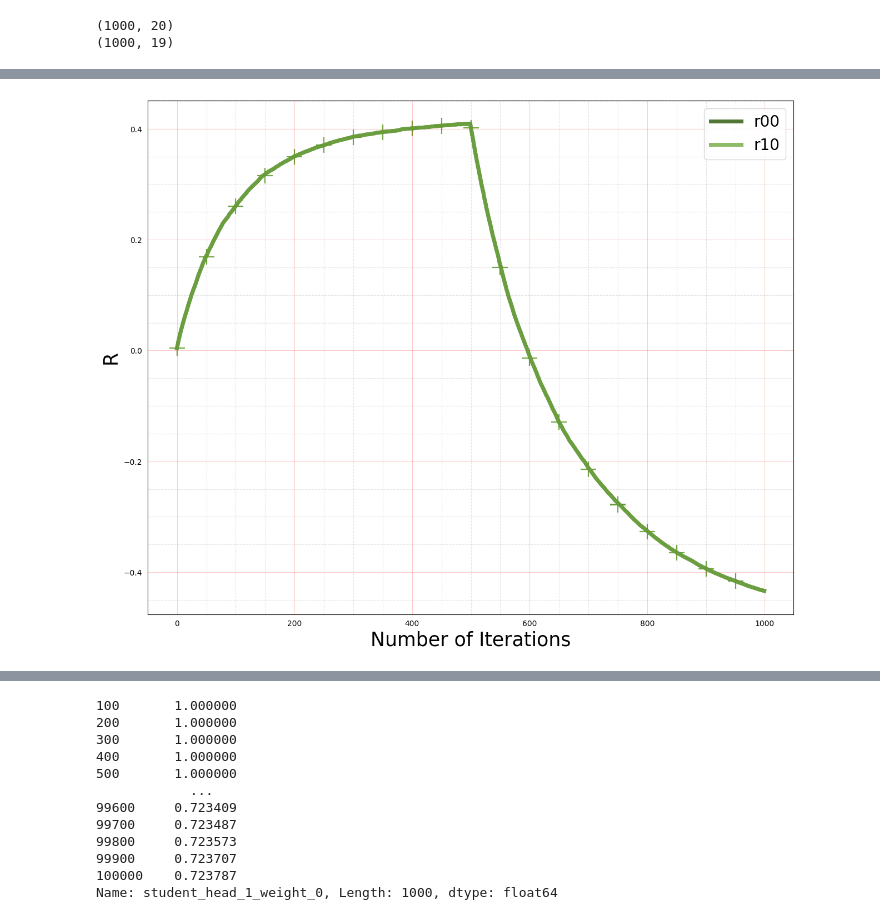
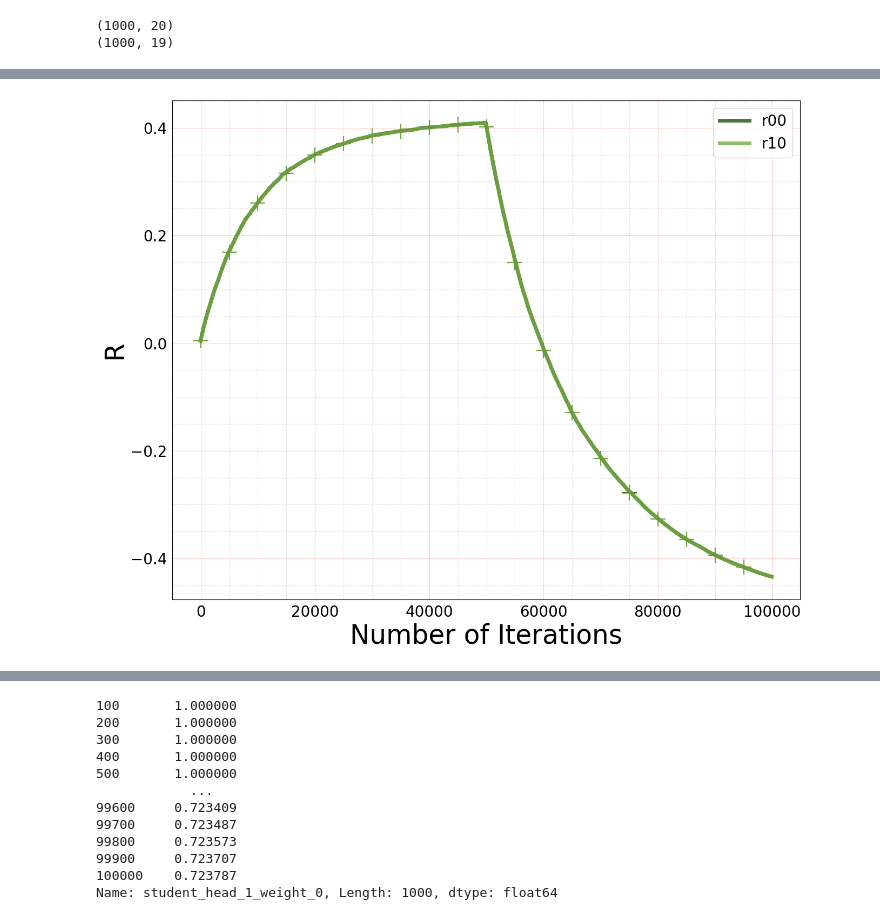
Before and after one commit to Lisa-ach/student_teacher_catastrophic, a Jupyter notebook: notes/Experiment1/Figure2.ipynb, the cells around one changed output, grey strips where cells are left out. Saved outputs shown, nothing was run; the diff lists cells and outputs as text; code cells hidden in the pictures.

```diff
--- a/notes/Experiment1/Figure2.ipynb
+++ b/notes/Experiment1/Figure2.ipynb
@@ -35,6 +36,10 @@ print(ode_df.shape)
 # %% [output]
 (1000, 20)
 (1000, 19)
+# %%
+# Get the right number of iterations on the x labels
+samples = np.arange(1000)
+iterations = samples * 100
 # %%
 f = 50
 
@@ -134,41 +141,42 @@ network_error_r_10 = np.array(network_df["student_teacher_0_overlap_1_0"])
 
 ode_error_r_00 = np.array(ode_df["student_teacher_0_overlap_0_0"])
 ode_error_r_10 = np.array(ode_df["student_teacher_0_overlap_1_0"])
 
-plt.plot(range(len(network_error_r_00)), network_error_r_00, alpha=0.8, linewidth=5, color="#245501", label="r00")
-plt.plot(range(len(network_error_r_10)), network_error_r_10, alpha=0.8, linewidth=5, color="#73a942", label="r10")
+plt.plot(iterations, network_error_r_00, alpha=0.8, linewidth=5, color="#245501", label="r00")
+plt.plot(iterations, network_error_r_10, alpha=0.8, linewidth=5, color="#73a942", label="r10")
 
-plt.scatter(range(len(ode_error_r_00))[::f], ode_error_r_00[::f], color="#245501", marker="+", s=400)
-plt.scatter(range(len(ode_error_r_10))[::f], ode_error_r_10[::f], color="#73a942", marker="+", s=400)
+plt.scatter(iterations[::f], ode_error_r_00[::f], color="#245501", marker="+", s=400)
+plt.scatter(iterations[::f], ode_error_r_10[::f], color="#73a942", marker="+", s=400)
 
 # plt.xlim(0, 10000)
 # plt.ylim(-1.2, 0.05)
 plt.minorticks_on()
 # plt.grid(b=True, which='major', color='r', linestyle='-', alpha=0.2)
 # plt.grid(b=True, which='minor', color='gray', linestyle='--', alpha=0.2)
 plt.grid(True, which='major', color='r', linestyle='-', alpha=0.2)
 plt.grid(True, which='minor', color='gray', linestyle='--', alpha=0.2)
 
 
 plt.tick_params(
             axis='both',         # changes apply to the x-axis
             which='both',      # both major and minor ticks are affected
             bottom=False,      # ticks along the bottom edge are off
             top=False,         # ticks along the top edge are off
             labelbottom=True, # labels along the bottom edge are off
             left=False,
-            labelleft=True
+            labelleft=True,
+            labelsize=20
         )
 
-plt.xlabel("Number of Iterations", fontsize=25)
-plt.ylabel("R", fontsize=25)
+plt.xlabel("Number of Iterations", fontsize=35)
+plt.ylabel("R", fontsize=35)
 
 plt.legend(loc="best", fontsize=20, frameon=True)
 
 fig3.show()
 fig3.savefig("ode_verification_r_crosses.pdf", dpi=100, bbox_inches='tight', pad_inches=0)
 # %% [output]
-[figure, old version]
+[figure, new version]
 # %%
 f = 50
 
```
Also changed, not shown: parts of 6 cells of this notebook.
